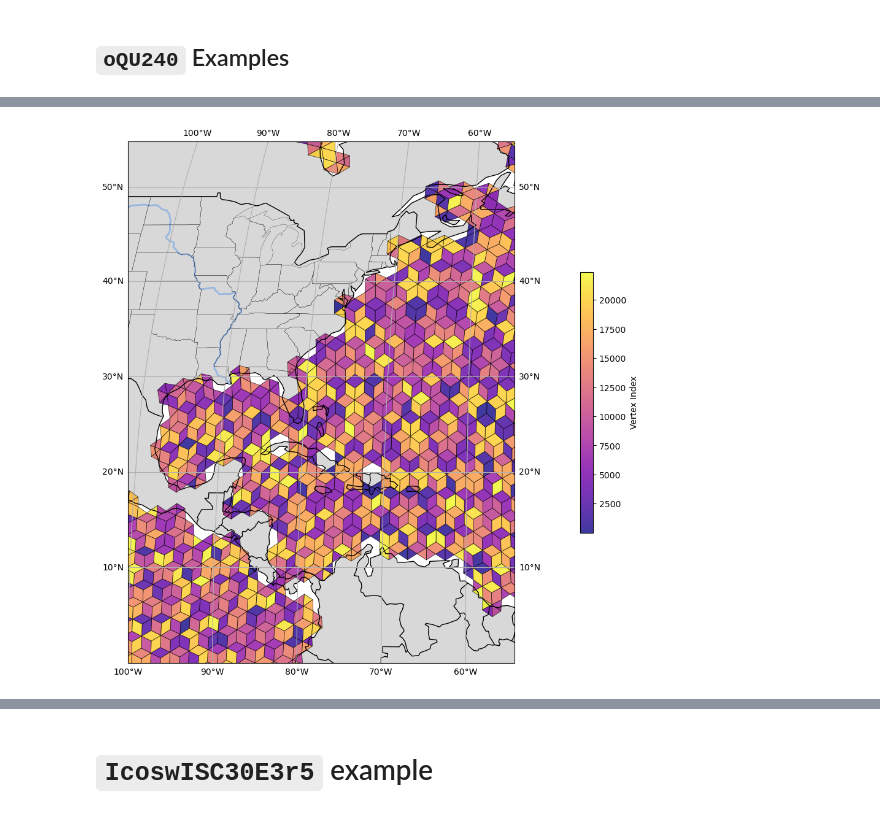
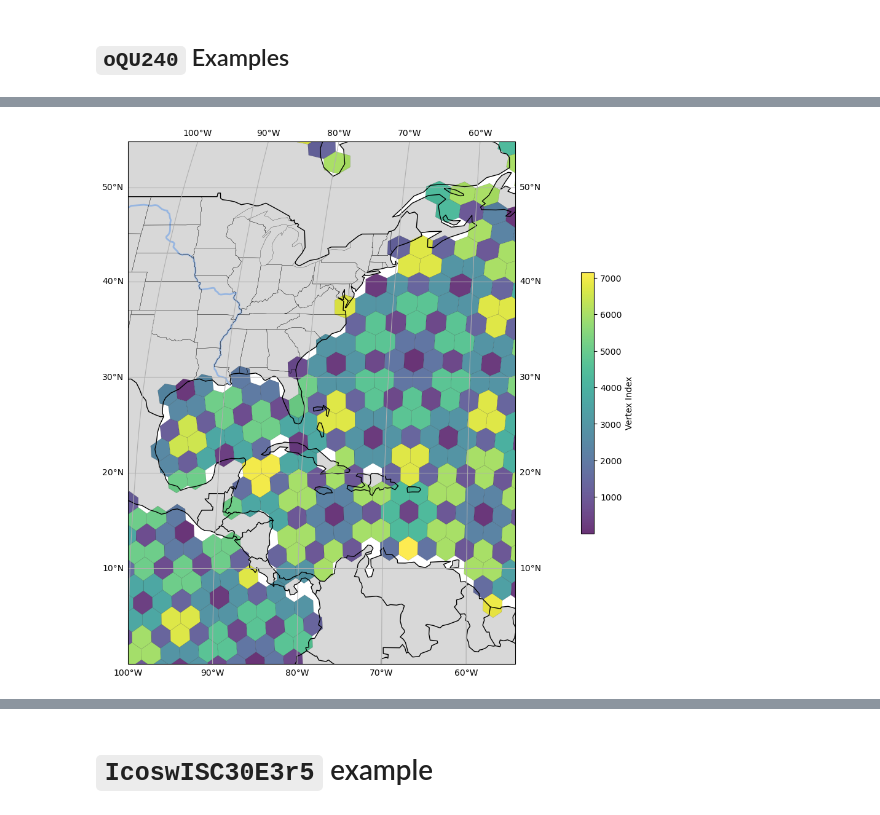
Before and after one commit to andrewdnolan/mosaic-examples, a Jupyter notebook: mosaic_demo.ipynb, the cells around one changed output, grey strips where cells are left out. Cells and saved outputs as stored; diff of their text form; code cells hidden in the pictures.

```diff
--- a/mosaic_demo.ipynb
+++ b/mosaic_demo.ipynb
@@ -74,9 +74,8 @@ fig, ax = plt.subplots(figsize=(15, 9), constrained_layout=True,
 
 # using the *existing* `Descriptor` object we created created above,
 # we can plot varibales at all locations (i.e. cell, edge, and vertex values)
-collection = mosaic.polypcolor(ax, qu_descriptor, qu_ds.indexToEdgeID,
-                               antialiaseds=True, cmap="plasma",
-                               edgecolor='k', lw=0.5, alpha=0.8)
+collection = mosaic.polypcolor(ax, qu_descriptor, qu_ds.indexToCellID,
+                               antialiaseds=True, edgecolor='k', lw=0.1, alpha=0.8)
 
 
 ax.add_feature(cfeature.LAND, facecolor='gray', alpha=0.3)
@@ -94 +93 @@ Wall time: 5.03 s
-[figure, old version]
+[figure, new version]
```
Also changed, not shown: parts of 5 cells of this notebook.
